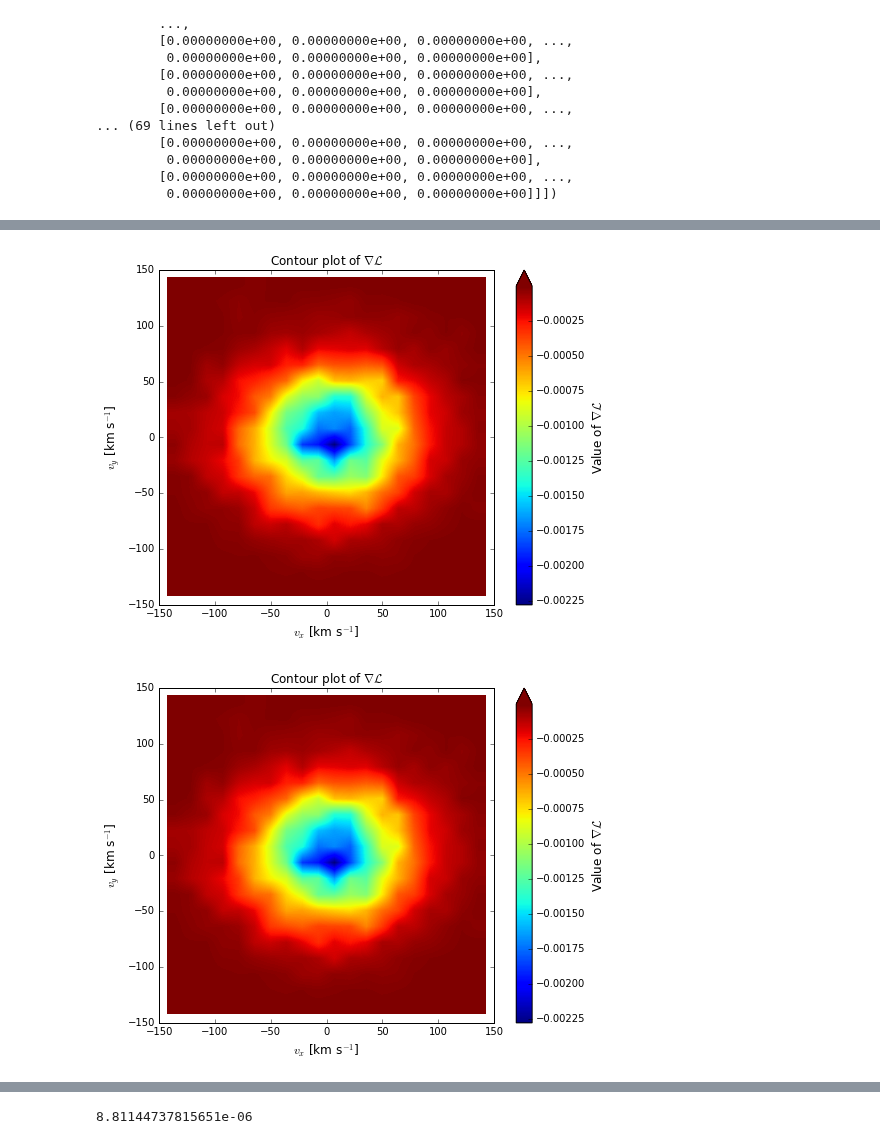
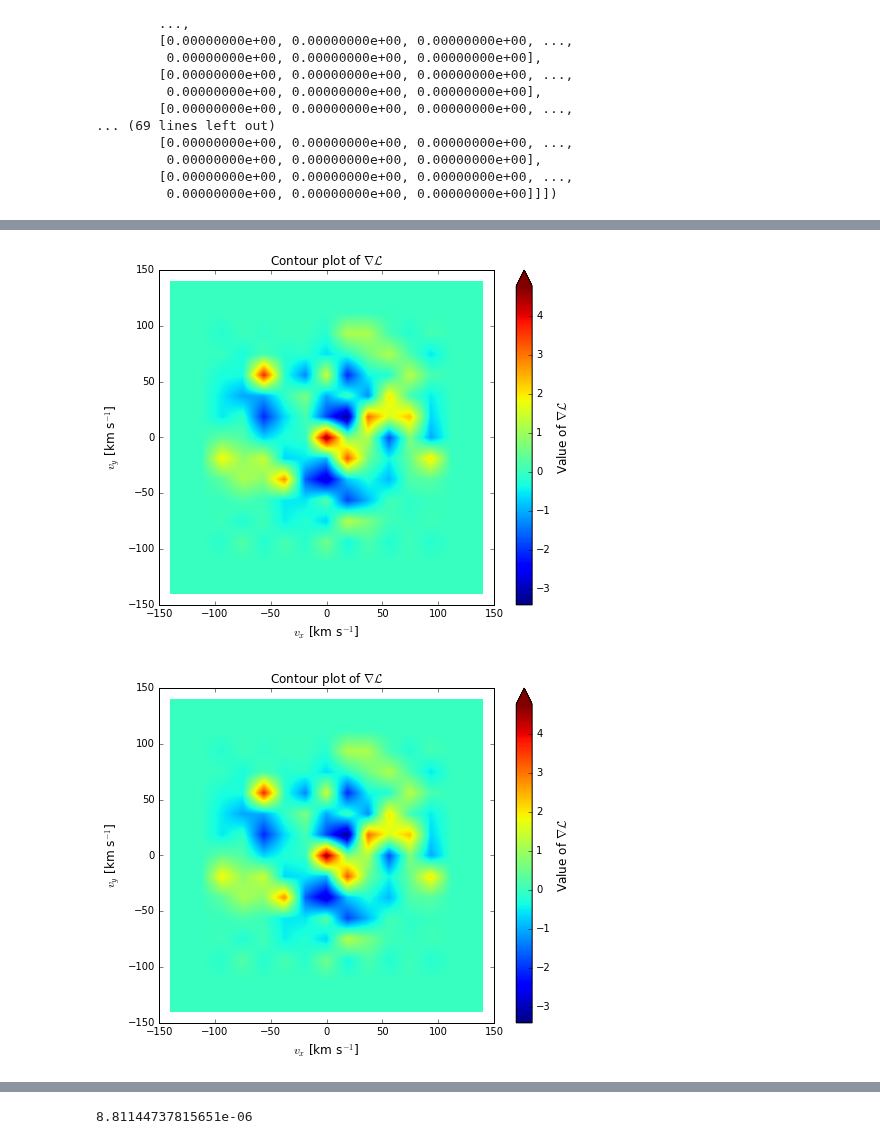
Before and after one commit to PaulMcMillan-Astro/DeprojectionProject, a Jupyter notebook: InitialDeprojectionNotebook.ipynb, the cells around one changed output, grey strips where cells are left out. Saved outputs shown, nothing was run; the diff lists cells and outputs as text; code cells hidden in the pictures.

Commit message:
Fixes for grad_sec_der and sec_der

```diff
--- a/InitialDeprojectionNotebook.ipynb
+++ b/InitialDeprojectionNotebook.ipynb
@@ -119,8 +120,8 @@ Hence we get a box that covers the ranges $v_i \in [v_{i,min},v_{i,min}+n_i d_{v
 # %%
 #For example we can choose
 
-n = np.array([20,20,20])
-dv = np.array([15,15,15])
+n = np.array([30,30,30])
+dv = np.array([10,10,10])
 vmin = np.array([-150,-150,-150])
 # %% [markdown]
 ## Computing the log-likelihood $\tilde{\mathcal L}$
@@ -312,5 +313,5 @@ Computed velocity dispersion ===> [29.99984194 39.95271036 24.99999948]
 # %%
-alpha = 0
+alpha = 3.4e-10
 
 phi0z = np.zeros((n))
 
@@ -872,12 +944,12 @@ def get_grad_negLL(phi,*args):
 #     dphixhi_coo = scisp.coo_matrix(dphixhi_rav)
 #     dphixhi_csc = dphixhi_coo.tocsc().T
 
-# dphixhi_g = grad_sec_der(phi_unr,sigma2,dv,n)
+    dphixhi_g = grad_sec_der(phi,sigma2,dv,n)
 
-    dphixhi_g = approx_fprime(phi,sec_der1,1e-5,sigma2,dv,n)
+#     dphixhi_g = approx_fprime(phi,sec_der1,1e-5,sigma2,dv,n)
     dphixhi_g = dphixhi_g.reshape((n))
-    dphixhi_g[0:1,:,:] = dphixhi_g[:,0:1,:] = dphixhi_g[:,:,0:1] = 0
-    dphixhi_g[:-1,:,:] = dphixhi_g[:,:-1,:] = dphixhi_g[:,:,:-1] = 0
+#     dphixhi_g[0:1,:,:] = dphixhi_g[:,0:1,:] = dphixhi_g[:,:,0:1] = 0
+#     dphixhi_g[:-1,:,:] = dphixhi_g[:,:-1,:] = dphixhi_g[:,:,:-1] = 0
     dphixhi_rav = dphixhi_g.reshape((phi.shape[0],1)).T
     dphixhi_coo = scisp.coo_matrix(dphixhi_rav)
     dphixhi_csc = dphixhi_coo.tocsc()
@@ -936,10 +1008,10 @@ def max_LL(alpha, pvals, rhatvals, vmin, dv, n,phi0_guess = [],v0_guess=[],disp_
 
     return mxlnew, phi_all
 # %%
-alpha = 1e-10
+alpha = 3.4e-10
 
 phi0z = np.zeros((n))
 
-phi_new, phiall = max_LL(alpha, pvals, rhatvals, vmin, dv, n, phi0_guess = phi0z)
+phi_new, phiall = max_LL(alpha, pvals, rhatvals, vmin, dv, n, phi0_guess = phi0)
 
 sanity_check(pvals,rhatvals,phi_new,vmin,dv,n)
@@ -1103,13 +1185,13 @@ def plot_grad_LL(phi, plane, alpha, pvals, rhatvals, vmin, dv, n):
     return
 # %%
 #Approx del³ln(f(v))
-plot_grad_LL(phi0, 'xy', 1e-6, pvals, rhatvals, vmin, dv, n)
+plot_grad_LL(phi_new, 'xy', 1e-6, pvals, rhatvals, vmin, dv, n)
 # %% [output]
-[figure, old version]
+[figure, new version]
 # %%
 #Analytical solution
-plot_grad_LL(phi0, 'xy', 1e-6, pvals, rhatvals, vmin, dv, n)
+plot_grad_LL(phi_new, 'xy', 1e-6, pvals, rhatvals, vmin, dv, n)
 # %% [output]
-[figure, old version]
+[figure, new version]
 # %%
 #Approximated entire del(L)
```
Also changed, not shown: parts of 31 cells of this notebook, 1 other file.
